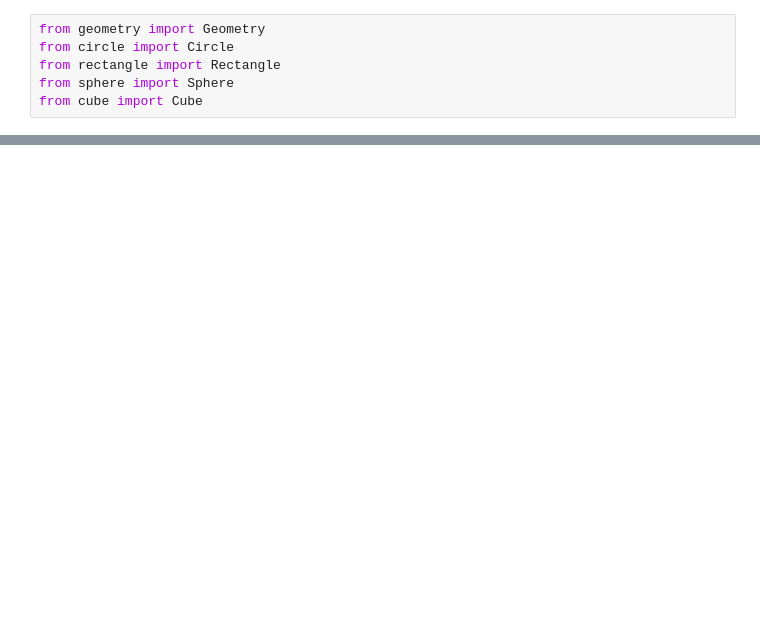
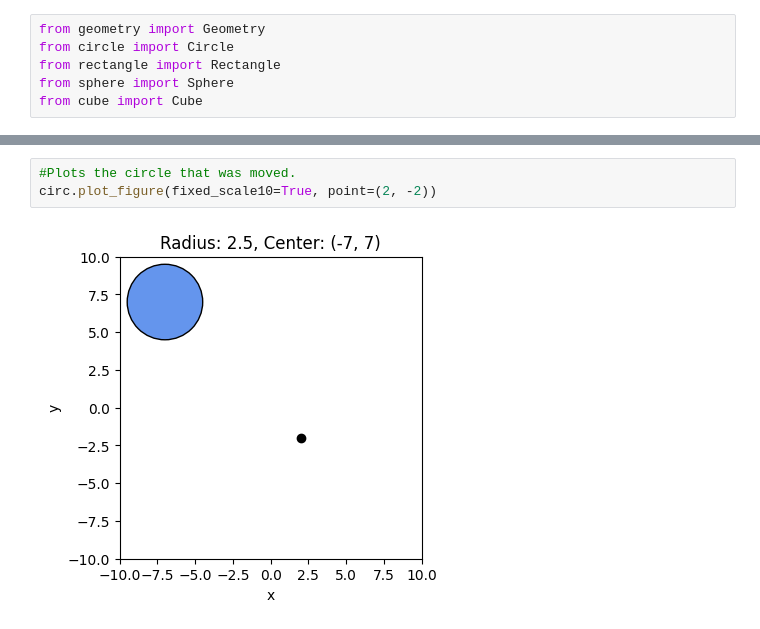
Before and after one commit to Anna-MariaSjolund/Python-Programming-Anna-MariaSjolund, a Jupyter notebook: Labs/Lab3/geometry_examples.ipynb, the cells around one changed output, grey strips where cells are left out. Cells and saved outputs as stored; diff of their text form; blank space fills up the shorter version.

```diff
--- a/Labs/Lab3/geometry_examples.ipynb
+++ b/Labs/Lab3/geometry_examples.ipynb
@@ -77,0 +35,5 @@ cub.plot_figure(fixed_scale10=True, point=(3,3,3))
+# %%
+#Plots the circle that was moved.
+circ.plot_figure(fixed_scale10=True, point=(2, -2))
+# %% [output]
+[figure, added]
```
Also changed, not shown: parts of 31 cells of this notebook.
